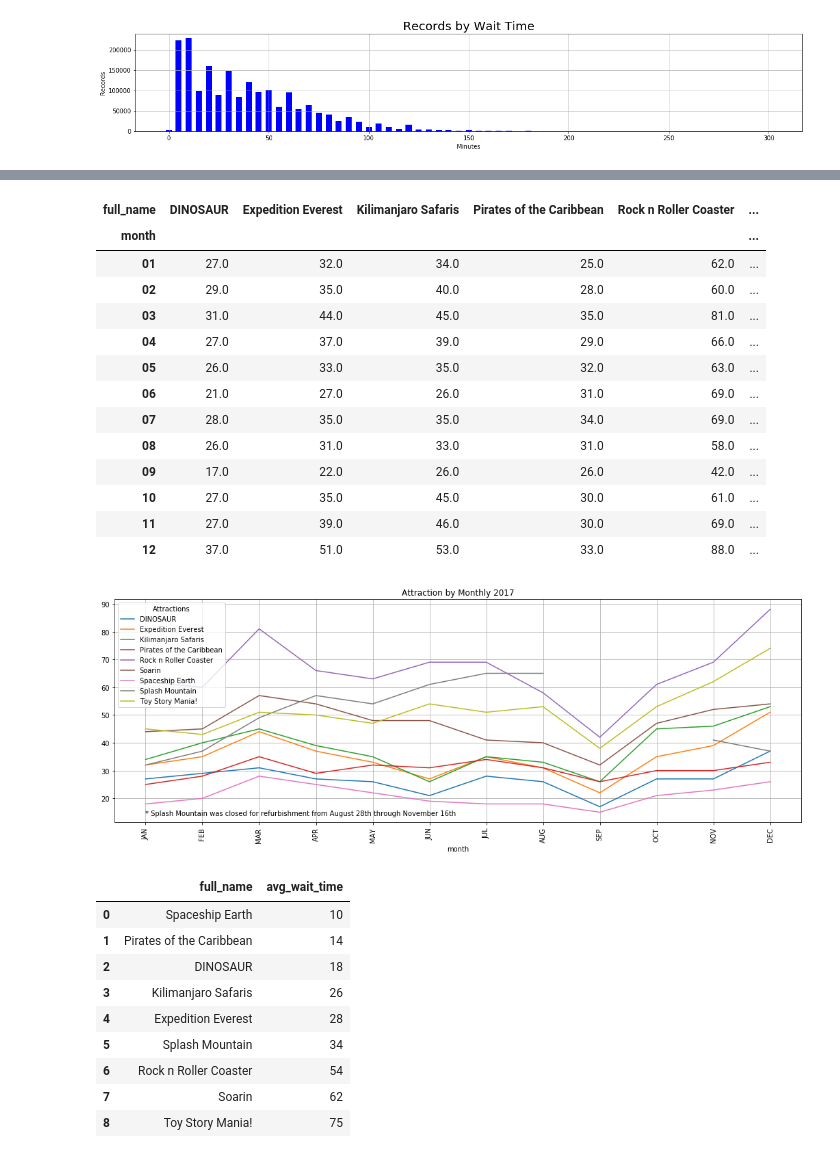
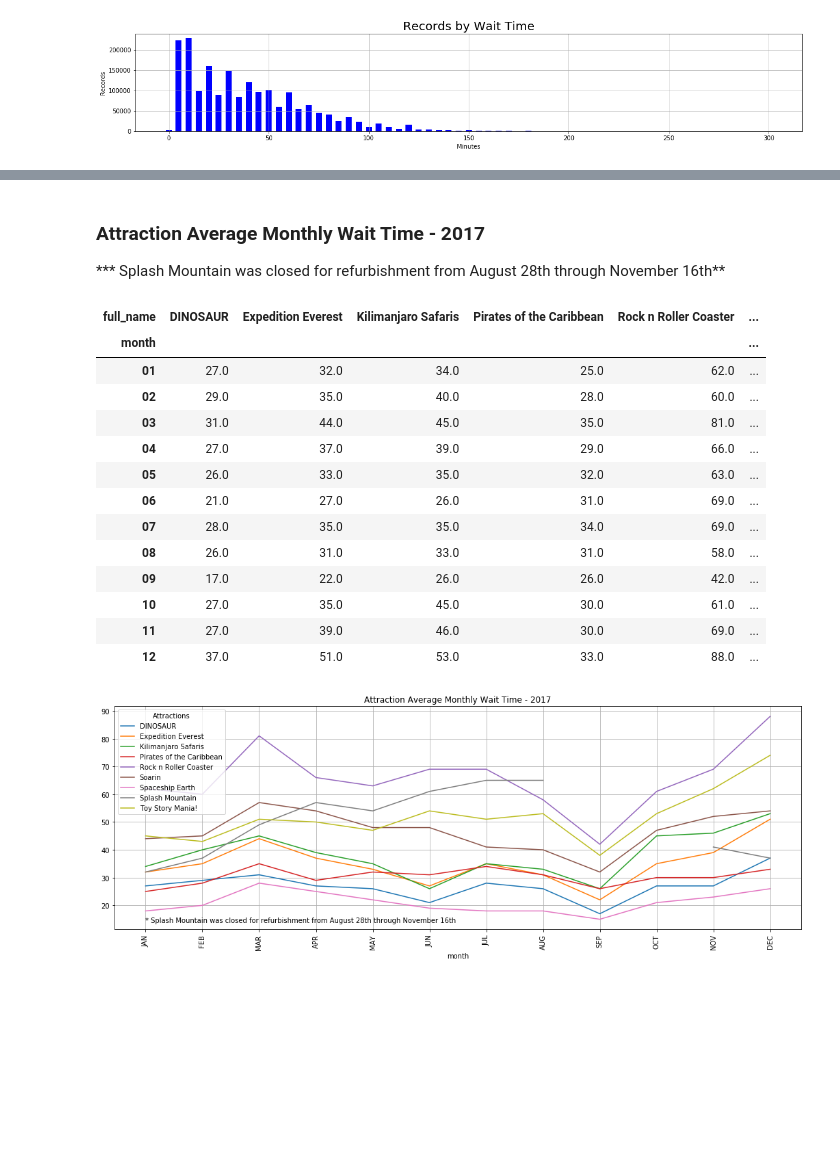
Before and after one commit to jeffkempster/codelouisville, a Jupyter notebook: Disney Wait Times.ipynb, the cells around one changed output, grey strips where cells are left out. Saved outputs shown, nothing was run; the diff lists cells and outputs as text; code cells hidden in the pictures; blank space fills up the shorter version.

```diff
--- a/Disney Wait Times.ipynb
+++ b/Disney Wait Times.ipynb
@@ -420,36 +410,46 @@ ORDER BY full_name, month
 attraction_by_month_df = pd.read_sql_query(sql, conn)
 
 # pivot on year to create a grid of resutls by year
 # this will setup the data for the line plot
 attraction_by_month_df = attraction_by_month_df.pivot(index='month', columns='full_name', values='avg_wait_time')
 
+title = "Attraction Average Monthly Wait Time - 2017"
+dataComment = "* Splash Mountain was closed for refurbishment from August 28th through November 16th"
+
+# Replace NaN with * for missing Splash Mountain data
+attraction_by_month_nan_replace_df = attraction_by_month_df.fillna('*')
+
 # table view of the data
-display(attraction_by_month_df)
+printmd(f"""### {title}
+**{dataComment}**""")
+display(attraction_by_month_nan_replace_df)
 
 # visualization of the data with a line chart
 ax = attraction_by_month_df.plot(figsize=(18,6))
 ax.set_xticks(range(len(attraction_by_month_df)))
 ax.legend(title="Attractions")
 ax.set_xticklabels(["JAN", "FEB", "MAR", "APR", "MAY", "JUN", "JUL", "AUG", "SEP", "OCT", "NOV", "DEC"], rotation=90);
-ax.set_title('Attraction by Monthly 2017')
+ax.set_title(title)
 ax.text(0, 14, r'* Splash Mountain was closed for refurbishment from August 28th through November 16th')
 ax.grid(True)
 # %% [output]
+### Attraction Average Monthly Wait Time - 2017
+*** Splash Mountain was closed for refurbishment from August 28th through November 16th**
 | full_name | DINOSAUR | Expedition Everest | Kilimanjaro Safaris | Pirates of the Caribbean | Rock n Roller Coaster | ... |
 | month |  |  |  |  |  | ... |
 | 01 | 27.0 | 32.0 | 34.0 | 25.0 | 62.0 | ... |
 | 02 | 29.0 | 35.0 | 40.0 | 28.0 | 60.0 | ... |
 | 03 | 31.0 | 44.0 | 45.0 | 35.0 | 81.0 | ... |
 | 04 | 27.0 | 37.0 | 39.0 | 29.0 | 66.0 | ... |
 | 05 | 26.0 | 33.0 | 35.0 | 32.0 | 63.0 | ... |
 | 06 | 21.0 | 27.0 | 26.0 | 31.0 | 69.0 | ... |
 | 07 | 28.0 | 35.0 | 35.0 | 34.0 | 69.0 | ... |
 | 08 | 26.0 | 31.0 | 33.0 | 31.0 | 58.0 | ... |
 | 09 | 17.0 | 22.0 | 26.0 | 26.0 | 42.0 | ... |
 | 10 | 27.0 | 35.0 | 45.0 | 30.0 | 61.0 | ... |
 | 11 | 27.0 | 39.0 | 46.0 | 30.0 | 69.0 | ... |
 | 12 | 37.0 | 51.0 | 53.0 | 33.0 | 88.0 | ... |
-[figure, old version]
+[figure, new version]
 # %%
 ### Analyze the wait times for a specific attraction
 # look at Toy Story Mania!
@@ -456,27 +457,2 @@ ax.grid(True)
-# %%
-con = sqlite3.connect("wait_times.db")
-
-sql = """
-SELECT full_name, printf("%.0f", avg(wait_time)) AS avg_wait_time
-FROM wait_times w
-    INNER JOIN attractions a ON w.attraction_name = a.name
-WHERE date between '2013-01-01' and '2013-12-31'
-GROUP BY attraction_name
-ORDER BY avg_wait_time
-"""
-
-wait_times_df = pd.read_sql_query(sql, con)
-wait_times_df
-# %% [output]
-|  | full_name | avg_wait_time |
-| 0 | Spaceship Earth | 10 |
-| 1 | Pirates of the Caribbean | 14 |
-| 2 | DINOSAUR | 18 |
-| 3 | Kilimanjaro Safaris | 26 |
-| 4 | Expedition Everest | 28 |
-| 5 | Splash Mountain | 34 |
-| 6 | Rock n Roller Coaster | 54 |
-| 7 | Soarin | 62 |
-| 8 | Toy Story Mania! | 75 |
 # %%
 conn = sqlite3.connect("wait_times.db")
```
Also changed, not shown: parts of 19 cells of this notebook, 1 other file.
